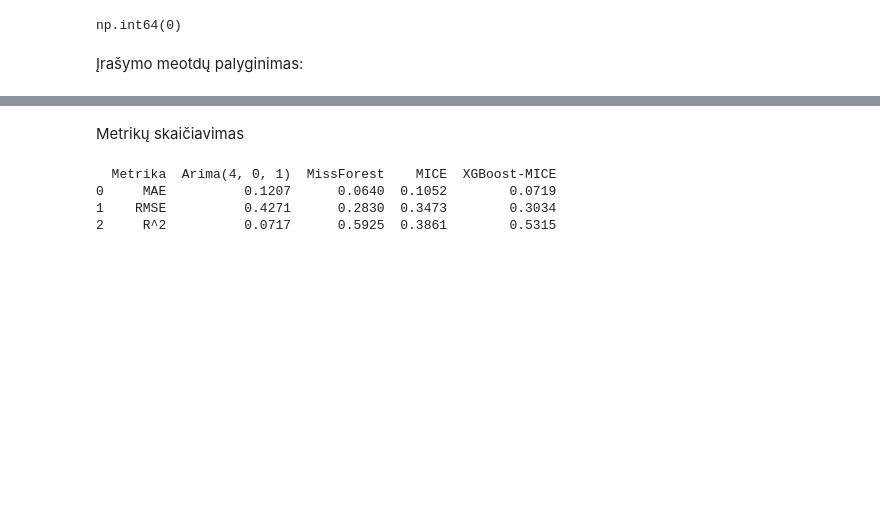
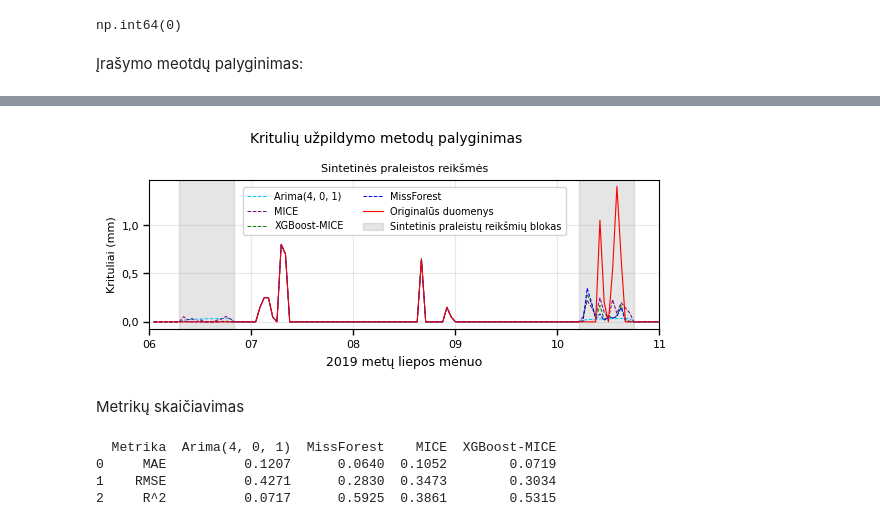
Before and after one commit to rugcer04/Duomenu_mokslo_projektas, a Jupyter notebook: code/python/datasets_prep/New_meteo_dataset_prep.ipynb, the cells around one changed output, grey strips where cells are left out. Drawn from its saved outputs; the diff is of its cells as text; code cells hidden in the pictures; blank space fills up the shorter version.

```diff
--- a/code/python/datasets_prep/New_meteo_dataset_prep.ipynb
+++ b/code/python/datasets_prep/New_meteo_dataset_prep.ipynb
@@ -686,3 +680,43 @@ plt.show()
+# %%
+start = int(len(data_test_copy1) * 0.2)
+data_first_block = data_test_copy1[start + 80 : start + 200]
+
+width_inch = 15 / 2.54
+height_inch = width_inch * 0.45
+
+fig, ax1 = plt.subplots(figsize=(width_inch, height_inch))
+ax1.plot(data_first_block['observationTime'], data_first_block['arima_precipitation'], label='Arima(4, 0, 1)', color='deepskyblue', linewidth=0.7, linestyle='--')
+ax1.plot(data_first_block['observationTime'], data_first_block['mice_precipitation'], label='MICE', color='purple', linewidth=0.7, linestyle='--')
+ax1.plot(data_first_block['observationTime'], data_first_block['xgb_precipitation'], label='XGBoost-MICE', color='green', linewidth=0.7, linestyle='--')
+ax1.plot(data_first_block['observationTime'], data_first_block['missforest_precipitation'], label='MissForest', color='blue', linewidth=0.7, linestyle='--')
+ax1.plot(data_first_block['observationTime'], data_first_block['precipitation'], label='Originalūs duomenys', color='red', linewidth=0.8)
+ax1.axvspan('2019-07-06 07:00:00', '2019-07-06 20:00:00',
+            color='gray', alpha=0.2, label='Sintetinis praleistų reikšmių blokas')
+ax1.axvspan('2019-07-10 05:00:00', '2019-07-10 18:00:00	',
+            color='gray', alpha=0.2)
+ax1.set_title('Sintetinės praleistos reikšmės', fontsize=8)
+ax1.set_ylabel('Krituliai (mm)', fontsize=8)
+
+ax1.xaxis.set_major_locator(mdates.DayLocator())
+ax1.xaxis.set_major_formatter(mdates.DateFormatter('%d'))
+ax1.set_xlabel('2019 metų liepos mėnuo', fontsize=9, labelpad=5)
+ax1.set_xlim(mdates.datestr2num('2019-07-06 00:00:00'), mdates.datestr2num('2019-07-11 00:00:00'))
+
+ax1.tick_params(axis='both', labelsize=8, direction='out', length=4, width=1)
+ax1.legend(loc='upper center', bbox_to_anchor=(0.5, 0.98), ncol=2, fontsize=7, framealpha=1.0, edgecolor='lightgray')
+
+ax1.tick_params(axis='both', labelsize=8)
+labels = [str(tick).replace('.', ',') for tick in ax1.get_yticks()]
+ax1.set_yticklabels(labels)
+ax1.grid(True, alpha=0.3)
+fig.suptitle('Kritulių užpildymo metodų palyginimas', fontsize=10, y=0.95)
+
+plt.savefig("algorithms_comparison_precipitation_new.png", dpi=300, bbox_inches='tight')
+
+plt.tight_layout()
+plt.show()
+# %% [output]
+[figure, added]
 # %% [markdown]
 Metrikų skaičiavimas
 # %%
```
Also changed, not shown: parts of 19 cells of this notebook.
